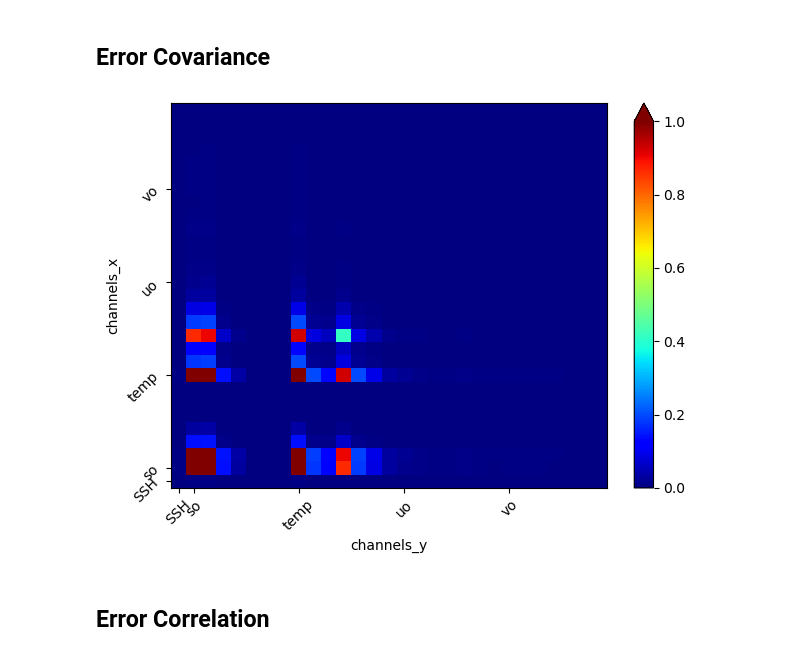
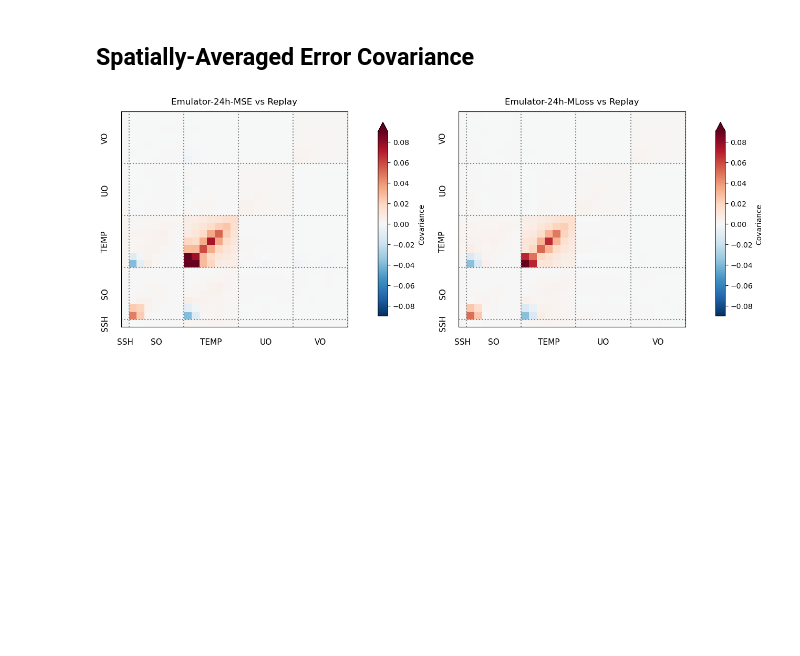
Before and after one commit to NOAA-PSL/graph-ufs, a Jupyter notebook: prototypes/notebooks/forecast_error_covariance.ipynb, the cells around one changed output. Drawn from its saved outputs; the diff is of its cells as text; code cells hidden in the pictures; blank space fills up the shorter version.

```diff
--- a/prototypes/notebooks/forecast_error_covariance.ipynb
+++ b/prototypes/notebooks/forecast_error_covariance.ipynb
@@ -242,4 +331,19 @@ Data variables:
 # %%
-error_ds_stacked = dataset_to_stacked(error_ds, preserved_dims=("time", "lead_time",))
-error_ds_stacked
+stacked_forecast_error = {}
+error_covariance = {}
+preserved_dims = ("time", "lead_time","lat","lon")
+
+for model_config in MODELS_CONFIG:
+    print("Processing model:", model_config["name"])
+
+    stacked_forecast_error[model_config["name"]] = {}
+    error_covariance[model_config["name"]] = {}
+
+    for truth in TRUTHS:
+        print("Computing forecast error ...")
+        stacked_forecast_error[model_config["name"]][truth] = dataset_to_stacked(all_forecast_error[model_config["name"]][truth],
+                                                                      preserved_dims=preserved_dims)
+        print("Forecast error computed!!!")
+        print(f"Computing error covariance against {truth}")
+        error_covariance[model_config["name"]][truth] = cross_covariance(stacked_forecast_error[model_config["name"]][truth], dim="channels")
 # %% [output]
@@ -302,2 +367,2 @@ def cross_covariance(da: xr.DataArray, dim: str = "channels", norm = False):
 # %% [markdown]
-## Error Covariance
+## Spatially-Averaged Error Covariance
@@ -307,16 +369,29 @@ error_cov = cross_covariance(error_ds_stacked, dim="channels")
 # %%
-# plot
-error_cov.plot(vmin=0., vmax=1, cmap="jet")
-ax = plt.gca()
-ticks = (0, 1, 8, 15, 22)
-ticklabels = [meta[i]["varname"] for i in ticks]
-ax.set_xticks(ticks,); ax.set_yticks(ticks,)
-ax.set_xticklabels(ticklabels,); ax.set_yticklabels(ticklabels,)
-ax.tick_params(labelrotation=45)
-plt.savefig(f"figures/forecast_error_covariance_{_prototype}_{_expt}_T3M.png", dpi=300)
+lead_time = 10 # in days
+lead_time_hours = np.timedelta64(lead_time * 24, 'h')  # 10 days
+vmin=-0.09; vmax=0.09
+save_plot = False
+
+nrows = len(TRUTHS)
+ncols = len(MODELS_CONFIG)
+
+fig, axes = plt.subplots(nrows, ncols, figsize=(6.5 * ncols, 5 * nrows))
+axes = np.atleast_2d(axes)
+
+for i, truth in enumerate(TRUTHS):
+    for j, model_config in enumerate(MODELS_CONFIG):
+        mat = error_covariance[model_config["name"]][truth].sel(lead_time=lead_time_hours, method="nearest")
+        if "lat" in mat.dims:
+            mat = mat.mean(dim="lat")
+        if "lon" in mat.dims:
+            mat = mat.mean(dim="lon")
+
+        plot_spatially_averaged_covariance(axes[i, j], mat, title=f"{model_config['name']} vs {truth}", vmin=vmin, vmax=vmax,
+                        cmap="RdBu_r", add_colorbar=True, cbar_label="Covariance")
+
 plt.tight_layout()
+if save_plot:
+    plt.savefig(f"./figures/{lead_time}-day_forecast_error_covariance_MSE_MLoss_24h_1IC.png", dpi=300)
 plt.show()
 # %% [output]
-[figure, old version]
+[figure, new version]
-# %% [markdown]
-## Error Correlation
```
Also changed, not shown: parts of 24 cells of this notebook, 31 other files.
